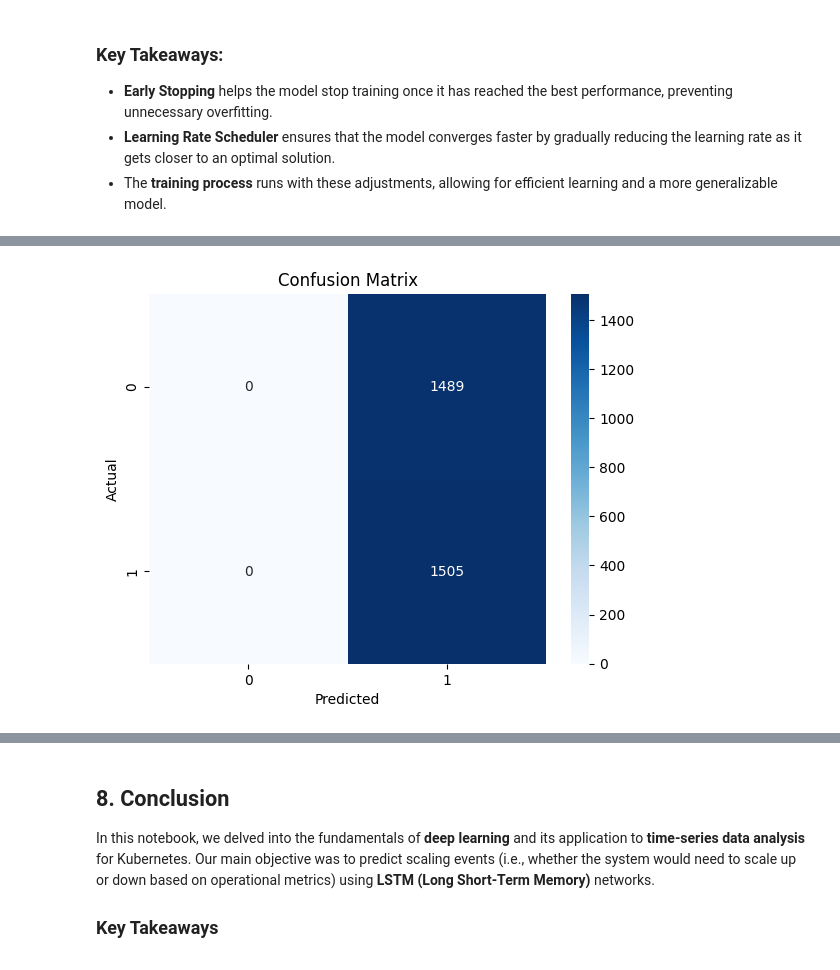
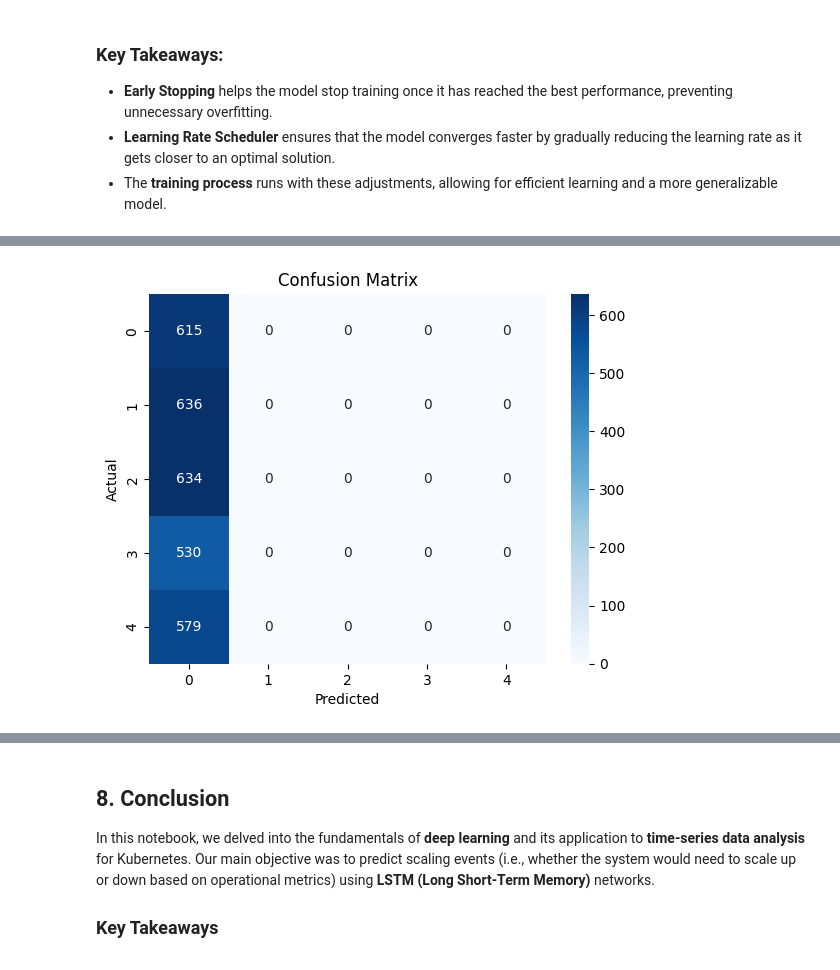
Before and after one commit to gsampaio-rh/aiops_101, a Jupyter notebook: 7-Advanced-Deep-Learning.ipynb, the cells around one changed output, grey strips where cells are left out. Cells and saved outputs as stored; diff of their text form; code cells hidden in the pictures.

```diff
--- a/7-Advanced-Deep-Learning.ipynb
+++ b/7-Advanced-Deep-Learning.ipynb
@@ -348,6 +343,14 @@ X_train, X_test, y_train, y_test = train_test_split(
     X, y, test_size=0.2, random_state=42, shuffle=False
 )
 
-print(f"Training set: X_train shape {X_train.shape}, y_train shape {y_train.shape}")
-print(f"Testing set: X_test shape {X_test.shape}, y_test shape {y_test.shape}")
+from tensorflow.keras.utils import to_categorical
+
+# One-hot encode the target variable
+y_train_encoded = to_categorical(y_train, num_classes=num_classes)
+y_test_encoded = to_categorical(y_test, num_classes=num_classes)
+
+print(
+    f"Training set: X_train shape {X_train.shape}, y_train shape {y_train_encoded.shape}"
+)
+print(f"Testing set: X_test shape {X_test.shape}, y_test shape {y_test_encoded.shape}")
 # %% [output]
@@ -373,6 +376,9 @@ In this step, we create a **Long Short-Term Memory (LSTM)** model to handle sequ
 import tensorflow as tf
 from tensorflow.keras.models import Sequential
 from tensorflow.keras.layers import LSTM, Dense, Dropout
+
+# Model definition for multi-class classification
+num_classes = len(label_encoder.classes_)  # Number of unique event types
 
 # Define LSTM model
 model = Sequential(
@@ -384,12 +390,12 @@ model = Sequential(
         LSTM(32, return_sequences=False),
         Dropout(0.2),
         Dense(16, activation="relu"),
-        Dense(1, activation="sigmoid"),
+        Dense(num_classes, activation="softmax"),  # Multi-class output layer
     ]
 )
 
-# Compile the model
-model.compile(optimizer="adam", loss="binary_crossentropy", metrics=["accuracy"])
+# Compile the model for multi-class classification
+model.compile(optimizer="adam", loss="categorical_crossentropy", metrics=["accuracy"])
 
 # Model summary
 model.summary()
@@ -446,8 +452,8 @@ reduce_lr = tf.keras.callbacks.ReduceLROnPlateau(
 # Train the model
 history = model.fit(
     X_train,
-    y_train,
-    validation_data=(X_test, y_test),
+    y_train_encoded,
+    validation_data=(X_test, y_test_encoded),
     epochs=50,
     batch_size=32,
     callbacks=[early_stopping, reduce_lr],
@@ -513,0 +500,6 @@ weighted avg       0.25      0.50      0.34      2994
+# %%
+# Evaluate model performance
+y_pred = model.predict(X_test)
+
+# Convert predictions to class labels
+y_pred_classes = np.argmax(y_pred, axis=1)
@@ -514,13 +527,13 @@ weighted avg       0.25      0.50      0.34      2994
 # %%
 # Confusion matrix
-conf_matrix = confusion_matrix(y_test, y_pred)
+conf_matrix = confusion_matrix(np.argmax(y_test_encoded, axis=1), y_pred_classes)
 sns.heatmap(conf_matrix, annot=True, fmt="d", cmap="Blues")
 plt.xlabel("Predicted")
 plt.ylabel("Actual")
 plt.title("Confusion Matrix")
 plt.show()
 # %% [output]
-[figure, old version]
+[figure, new version]
 # %%
 # Plot training and validation loss
 plt.plot(history.history["loss"], label="Training Loss")
```
Also changed, not shown: parts of 21 cells of this notebook, 1 other file.
